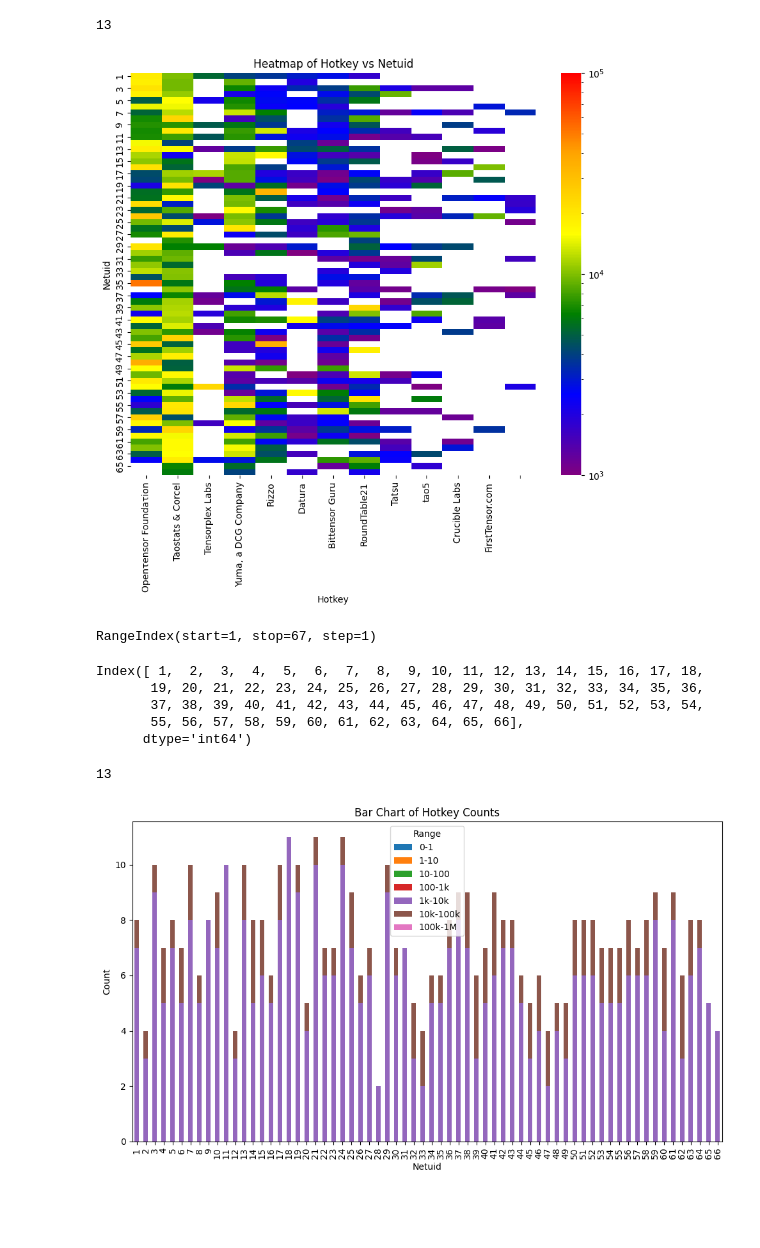
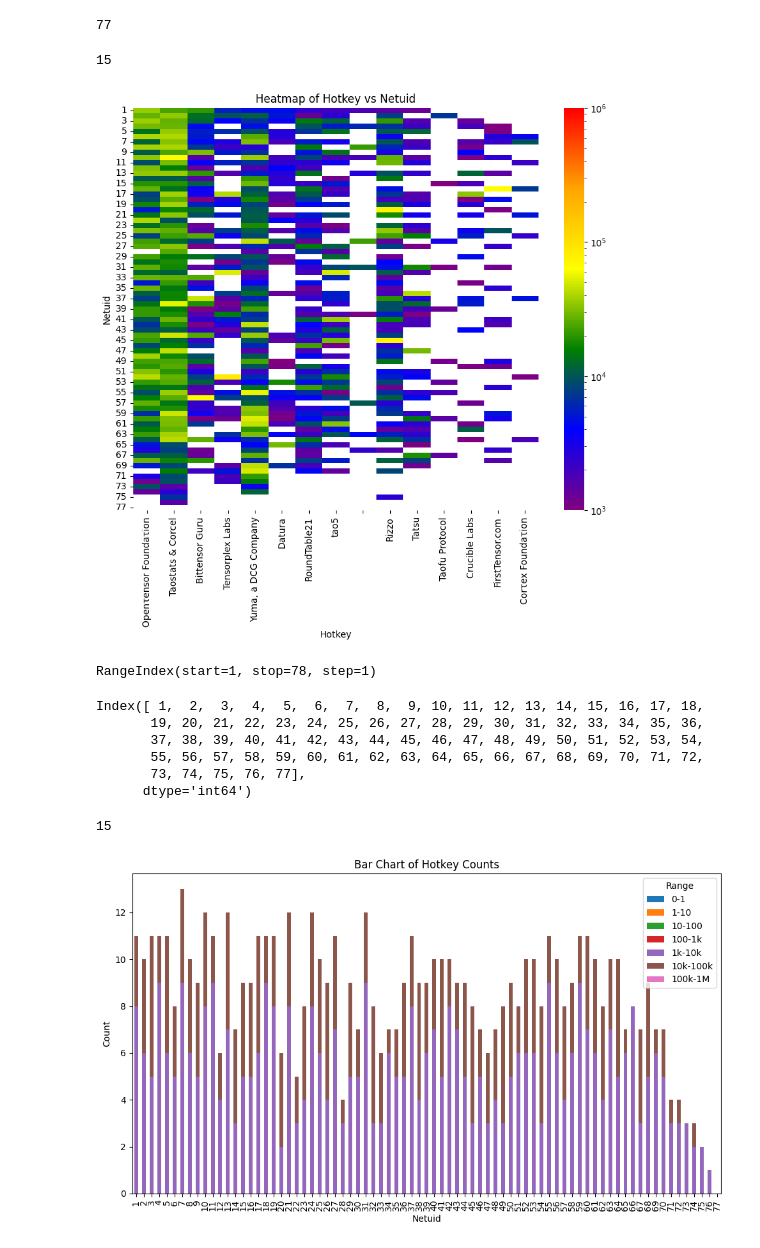
Before and after one commit to taostat/awesome-taostats-api-examples, a Jupyter notebook: python/alpha heatmaps.ipynb, the cells around one changed output. Saved outputs shown, nothing was run; the diff lists cells and outputs as text; code cells hidden in the pictures; blank space fills up the shorter version.

Commit message:
updated heatmaps

```diff
--- a/python/alpha heatmaps.ipynb
+++ b/python/alpha heatmaps.ipynb
@@ -6,16 +6,30 @@ import decimal
 import time
 from datetime import datetime, timedelta
 from rich import print
+import os
+from dotenv import load_dotenv
 
 
-api_key=""
+# Load environment variables from .env file
+load_dotenv()
+
+api_key= os.getenv('taostats_api')
 
 headers = {
             "accept": "application/json",
             "Authorization": api_key
         }
 # %%
-number_of_subnets = 66
+#get # of subnets
+
+url = "https://api.taostats.io/api/subnet/latest/v1"
+response = requests.get(url, headers=headers)
+resJson = json.loads(response.text)
+number_of_subnets = resJson['pagination']['total_items']
+
+print(number_of_subnets)
+# %% [output]
+77
 # %%
 counter =1
 alpha_min = 1000*1e9
@@ -62,47 +76,47 @@ for index, holding in alpha_holdings.items():
         alpha_holdings2[name] = holding
 print(len(alpha_holdings2))
 # %% [output]
-13
+15
 # %%
 import matplotlib.colors as mcolors
 import matplotlib.ticker as ticker
 import matplotlib.pyplot as plt
 import seaborn as sns
 # Define color map
 cmap = mcolors.LinearSegmentedColormap.from_list("", ["purple","blue", "green", "yellow", "orange", "red"])
 data = alpha_holdings2
 # Create a DataFrame
 df = pd.DataFrame(index=range(1, number_of_subnets+1), columns=data.keys(), dtype=float)
 df = df.fillna(0)
 
 # Populate DataFrame
 for hotkey, netuids in data.items():
     for netuid, value in netuids.items():
         df.loc[netuid, hotkey] = value
 
 # Create a mask for values over 1
 mask = df < 1
 
 # Create heatmap
 plt.figure(figsize=(10, 8))
-norm = mcolors.LogNorm(vmin=1000, vmax=100000)
-sns.heatmap(df, annot=False, cmap=cmap, mask=mask, norm=norm, vmin=1000, vmax=100000, cbar_kws={'ticks': [ 1000, 10000, 100000],'format': '%.0f'})
+norm = mcolors.LogNorm(vmin=1000, vmax=1000000)
+sns.heatmap(df, annot=False, cmap=cmap, mask=mask, norm=norm, vmin=1000, vmax=1000000, cbar_kws={'ticks': [ 1000, 10000, 100000,1000000],'format': '%.0f'})
 cbar = plt.gcf().axes[-1]
 cbar.set_yscale('log')
 plt.title('Heatmap of Hotkey vs Netuid')
 plt.xlabel('Hotkey')
 plt.ylabel('Netuid')
 # Save the plot as a JPEG file
 plt.savefig('heatmap.jpg', bbox_inches='tight', dpi=300)
 
 
 plt.show()
 # %% [output]
-[figure, old version]
+[figure, new version]
 # %%
 print(df.index)
 # %% [output]
-RangeIndex(start=1, stop=67, step=1)
+RangeIndex(start=1, stop=78, step=1)
 # %%
 netuid_values = pd.to_numeric(df.index, errors='coerce')
 print(netuid_values)
@@ -110,13 +124,14 @@ print(netuid_values)
 Index([ 1,  2,  3,  4,  5,  6,  7,  8,  9, 10, 11, 12, 13, 14, 15, 16, 17, 18,
        19, 20, 21, 22, 23, 24, 25, 26, 27, 28, 29, 30, 31, 32, 33, 34, 35, 36,
        37, 38, 39, 40, 41, 42, 43, 44, 45, 46, 47, 48, 49, 50, 51, 52, 53, 54,
-       55, 56, 57, 58, 59, 60, 61, 62, 63, 64, 65, 66],
+       55, 56, 57, 58, 59, 60, 61, 62, 63, 64, 65, 66, 67, 68, 69, 70, 71, 72,
+       73, 74, 75, 76, 77],
       dtype='int64')
 # %%
 num_hotkeys = len(df.columns)
 print(num_hotkeys)
 # %% [output]
-13
+15
 # %%
 # Create a new DataFrame to store the counts
 counts_df = pd.DataFrame(index=df.index, columns=['0-1', '1-10', '10-100', '100-1k', '1k-10k', '10k-100k', '100k-1M'])
@@ -142,7 +157,7 @@ plt.xticks(rotation=90)
 plt.tight_layout()
 plt.show()
 # %% [output]
-[figure, old version]
+[figure, new version]
 # %%
 alpha_holdings = {}
 counter = 1
```
Also changed, not shown: 1 other file.
